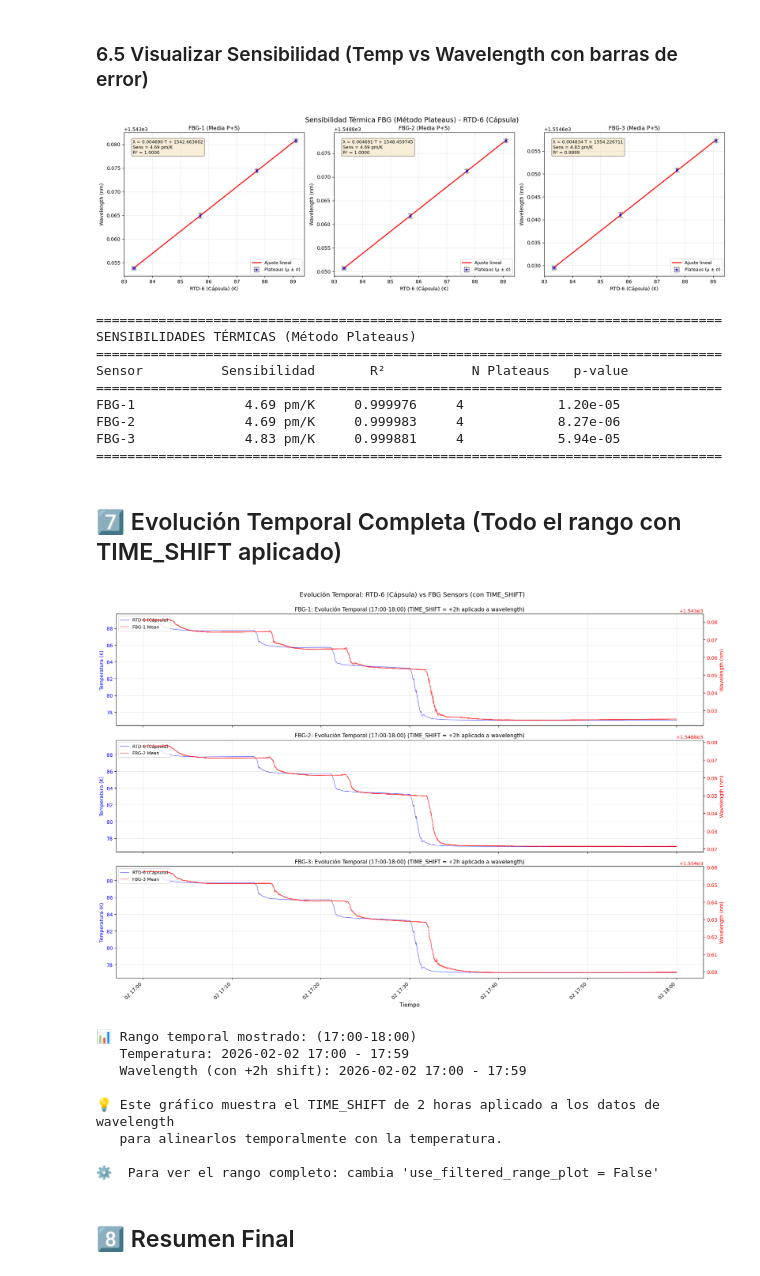
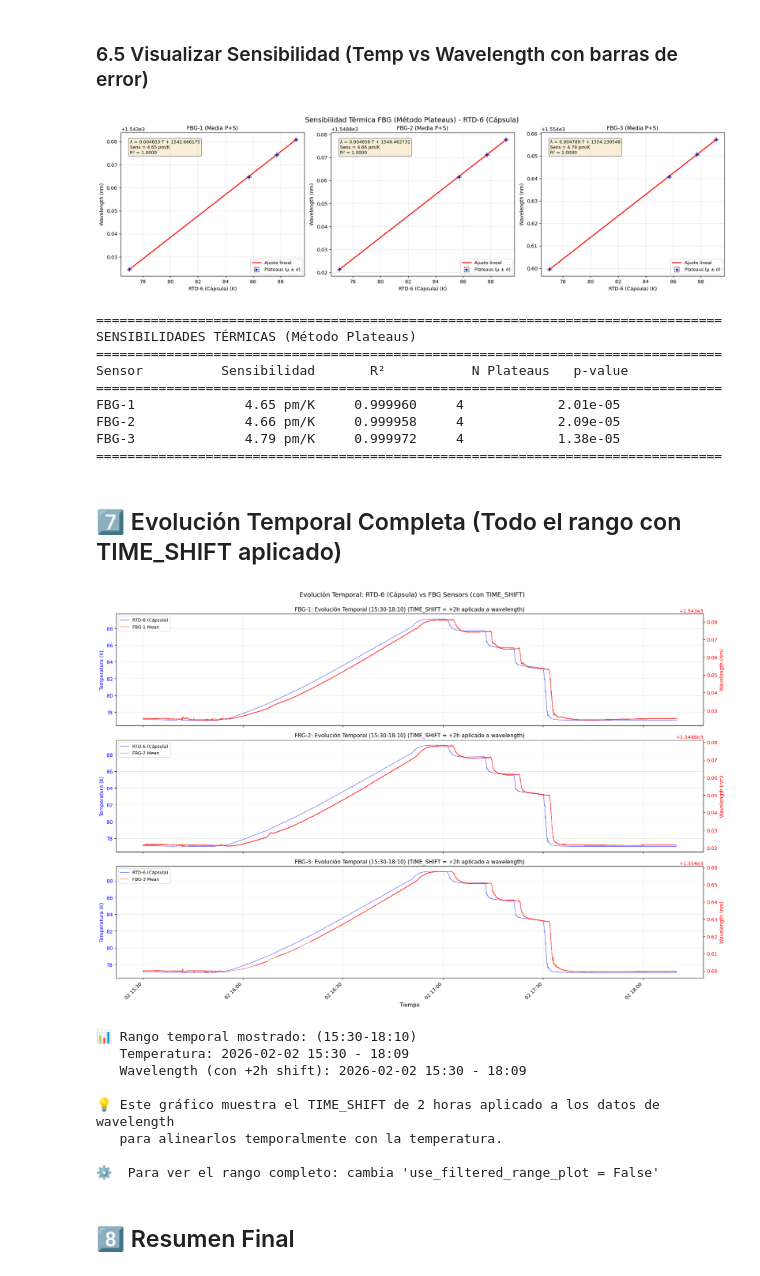
Before and after one commit to garpol/rtd-calibration-ana, a Jupyter notebook: FBG_Sensitivity_Analysis/Analisis_FBG_4sensores_20270202.ipynb, the cells around one changed output. Saved outputs shown, nothing was run; the diff lists cells and outputs as text; code cells hidden in the pictures.

Commit message:
Update FBG analysis: extend temporal range to 18:00 for complete plateau coverage

```diff
--- a/FBG_Sensitivity_Analysis/Analisis_FBG_4sensores_20270202.ipynb
+++ b/FBG_Sensitivity_Analysis/Analisis_FBG_4sensores_20270202.ipynb
@@ -258,7 +258,7 @@ else:
     # ⚠️ AJUSTA ESTOS VALORES según el rango que viste arriba
     fecha = datetime.date(2026, 2, 2)  # ⬅️ CAMBIAR según tu archivo (20260202.root)
     t_inicio = datetime.datetime.combine(fecha, datetime.time(16, 0))
-    t_fin = datetime.datetime.combine(fecha, datetime.time(17, 30))
+    t_fin = datetime.datetime.combine(fecha, datetime.time(18, 0))
 
 # Filtrar wavelength por rango temporal (ya tiene shift aplicado)
 mask_time = (times >= t_inicio) & (times <= t_fin)
@@ -653,10 +653,10 @@ Superposición de temperatura y wavelength para identificar visualmente los plat
 # Formato: [("Nombre", "HH:MM", "HH:MM"), ...]
 
 manual_plateaus = [
-    ("Plateau 1", "16:55", "17:01"),
-    ("Plateau 2", "17:05", "17:12"),
-    ("Plateau 3", "17:16", "17:21"),
-    ("Plateau 4", "17:26", "17:35"),
+    ("Plateau 1", "16:56", "17:01"),
+    ("Plateau 2", "17:06", "17:12"),
+    ("Plateau 3", "17:17", "17:21"),
+    ("Plateau 4", "17:40", "17:50"),
 ]
 
 # Activar plateaus manuales
@@ -869,15 +869,15 @@ for fbg_label in fbg_mean_data.keys():
 
 print("="*80)
 # %% [output]
-[figure, old version]
+[figure, new version]
 ================================================================================
 SENSIBILIDADES TÉRMICAS (Método Plateaus)
 ================================================================================
 Sensor          Sensibilidad       R²           N Plateaus   p-value
 ================================================================================
-FBG-1              4.69 pm/K     0.999976     4            1.20e-05
-FBG-2              4.69 pm/K     0.999983     4            8.27e-06
-FBG-3              4.83 pm/K     0.999881     4            5.94e-05
+FBG-1              4.65 pm/K     0.999960     4            2.01e-05
+FBG-2              4.66 pm/K     0.999958     4            2.09e-05
+FBG-3              4.79 pm/K     0.999972     4            1.38e-05
 ================================================================================
 # %% [markdown]
 ## 7️⃣ Evolución Temporal Completa (Todo el rango con TIME_SHIFT aplicado)
@@ -891,8 +891,8 @@ use_filtered_range_plot = True  # Cambiar a True para filtrar por un rango espec
 if use_filtered_range_plot:
     # Opción B: Definir rango específico para visualización
     # Puedes usar el mismo rango de la Sección 3 o definir uno personalizado
-    t_plot_inicio = datetime.datetime.combine(fecha, datetime.time(17, 0))
-    t_plot_fin = datetime.datetime.combine(fecha, datetime.time(18, 0))
+    t_plot_inicio = datetime.datetime.combine(fecha, datetime.time(15, 30))
+    t_plot_fin = datetime.datetime.combine(fecha, datetime.time(18, 10))
     range_label = f"({t_plot_inicio.strftime('%H:%M')}-{t_plot_fin.strftime('%H:%M')})"
 else:
     # Mostrar todo el rango disponible
@@ -951,37 +951,37 @@ for idx, sensor_num in enumerate([1, 2, 3]):
 
     # Leyenda combinada
     lines1, labels1 = ax.get_legend_handles_labels()
     lines2, labels2 = ax2.get_legend_handles_labels()
     ax.legend(lines1 + lines2, labels1 + labels2, loc='upper left', fontsize=9)
 
     ax.set_title(f'FBG-{sensor_num}: Evolución Temporal {range_label} (TIME_SHIFT = +{TIME_SHIFT.total_seconds()/3600:.0f}h aplicado a wavelength)',
                  fontsize=11)
 
 # Configurar eje X solo en el último subplot
 axes[-1].set_xlabel('Tiempo', fontsize=11)
 for label in axes[-1].get_xticklabels():
     label.set_rotation(45)
     label.set_ha('right')
 
 plt.suptitle(f'Evolución Temporal: {rtd_ref_name} vs FBG Sensors (con TIME_SHIFT)',
              fontsize=13, y=0.995)
 plt.tight_layout()
 plt.show()
 
 print(f"\n📊 Rango temporal mostrado: {range_label}")
 print(f"   Temperatura: {times_temp_plot[0].strftime('%Y-%m-%d %H:%M')} - {times_temp_plot[-1].strftime('%H:%M')}")
 print(f"   Wavelength (con +{TIME_SHIFT.total_seconds()/3600:.0f}h shift): {times_p_plot[0].strftime('%Y-%m-%d %H:%M')} - {times_p_plot[-1].strftime('%H:%M')}")
 print(f"\n💡 Este gráfico muestra el TIME_SHIFT de {TIME_SHIFT.total_seconds()/3600:.0f} horas aplicado a los datos de wavelength")
 print(f"   para alinearlos temporalmente con la temperatura.")
 if use_filtered_range_plot:
     print(f"\n⚙️  Para ver el rango completo: cambia 'use_filtered_range_plot = False'")
 else:
     print(f"\n⚙️  Para filtrar por rango temporal específico: cambia 'use_filtered_range_plot = True'")
 # %% [output]
-[figure, old version]
+[figure, new version]
-📊 Rango temporal mostrado: (17:00-18:00)
-   Temperatura: 2026-02-02 17:00 - 17:59
-   Wavelength (con +2h shift): 2026-02-02 17:00 - 17:59
+📊 Rango temporal mostrado: (15:30-18:10)
+   Temperatura: 2026-02-02 15:30 - 18:09
+   Wavelength (con +2h shift): 2026-02-02 15:30 - 18:09
 
 💡 Este gráfico muestra el TIME_SHIFT de 2 horas aplicado a los datos de wavelength
    para alinearlos temporalmente con la temperatura.
```
Also changed, not shown: parts of 9 cells of this notebook.
